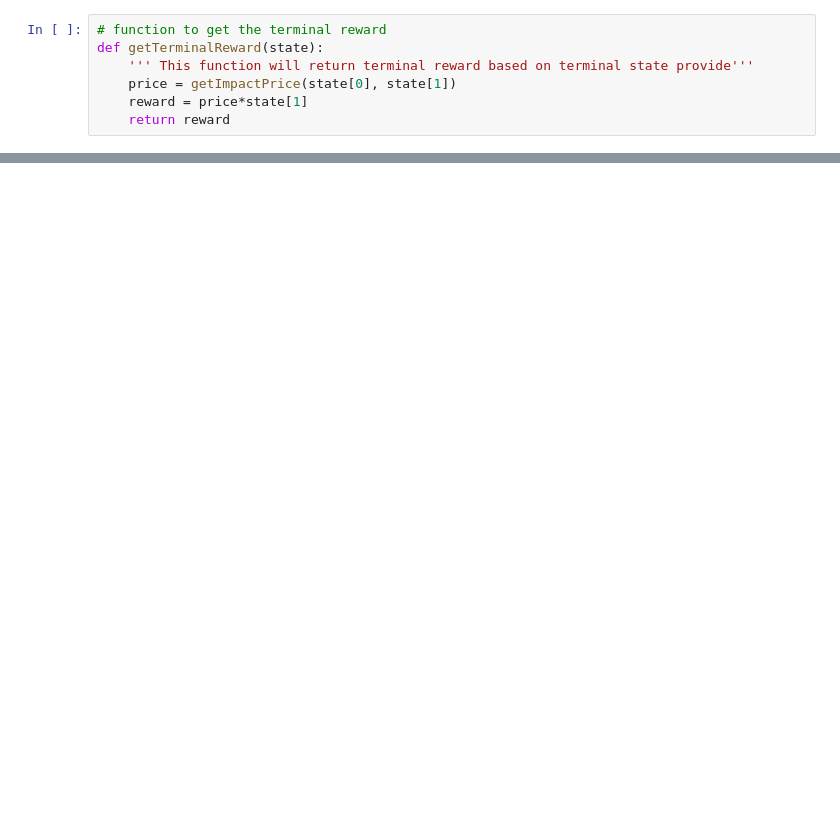
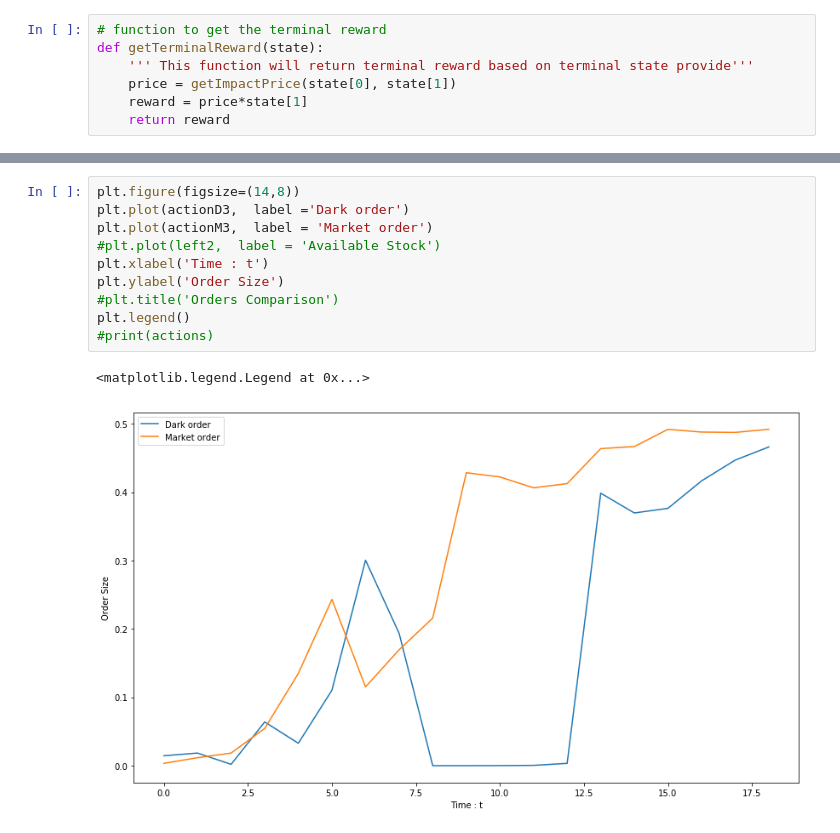
Before and after one commit to SaumoPal97/poolDark, a Jupyter notebook: ActorCriticOrders.ipynb, the cells around one changed output, grey strips where cells are left out. Drawn from its saved outputs; the diff is of its cells as text; blank space fills up the shorter version.

```diff
--- a/ActorCriticOrders.ipynb
+++ b/ActorCriticOrders.ipynb
@@ -233,3 +272,16 @@ phi_market:      [ 0.92580021  0.70617191  0.42453324]
+# %%
+plt.figure(figsize=(14,8))
+plt.plot(actionD3,  label ='Dark order')
+plt.plot(actionM3,  label = 'Market order')
+#plt.plot(left2,  label = 'Available Stock')
+plt.xlabel('Time : t')
+plt.ylabel('Order Size')
+#plt.title('Orders Comparison')
+plt.legend()
+#print(actions)
+# %% [output]
+<matplotlib.legend.Legend at 0x...>
+[figure, added]
 # %%
 # as per the above parameters let's check what is the output
 def actionValue():
```
Also changed, not shown: parts of 42 cells of this notebook.
